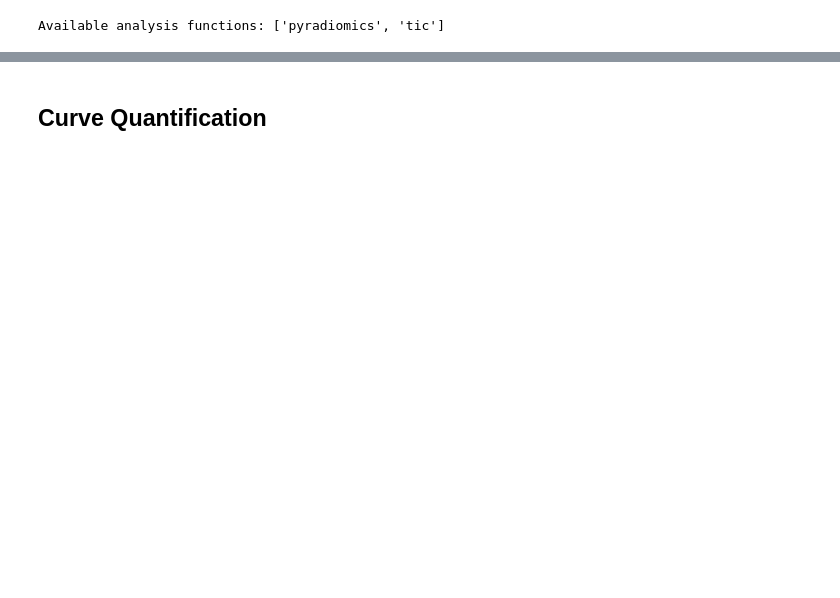
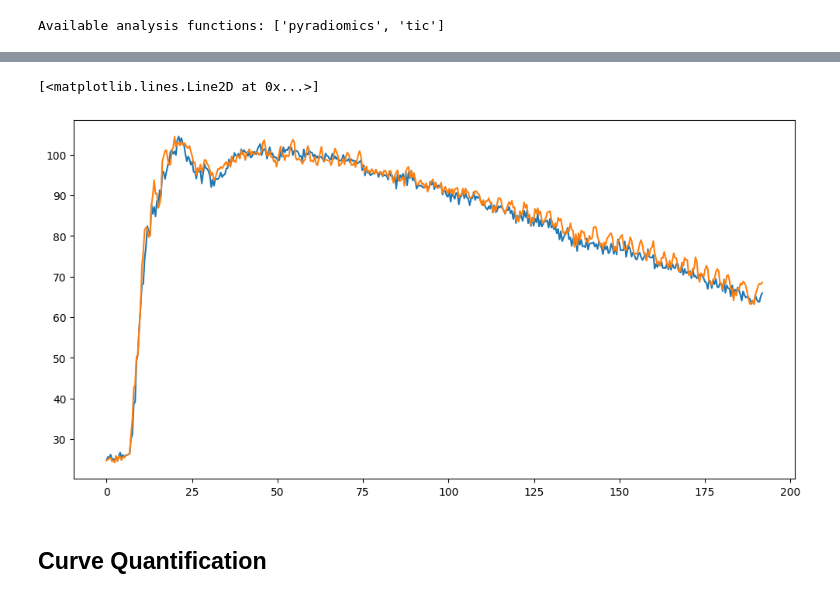
Before and after one commit to TUL-Dev/QuantUS-Plugins-CEUS, a Jupyter notebook: CLI-Demos/ttc_demo.ipynb, the cells around one changed output, grey strips where cells are left out. Cells and saved outputs as stored; diff of their text form; code cells hidden in the pictures; blank space fills up the shorter version.

```diff
--- a/CLI-Demos/ttc_demo.ipynb
+++ b/CLI-Demos/ttc_demo.ipynb
@@ -135,3 +322,12 @@ analysis_obj = analysis_step(analysis_type, image_data, seg_data, analysis_funcs
+# %%
+import matplotlib.pyplot as plt
+fig, ax = plt.subplots(figsize=(12, 6))
+
+ax.plot(analysis_obj.time_arr,analysis_obj.curves[0]['TIC'], label='Motion Compensated')
+ax.plot(analysis_obj_wo_mc.time_arr,analysis_obj_wo_mc.curves[0]['TIC'], label='Without Motion Compensation')
+# %% [output]
+[<matplotlib.lines.Line2D at 0x...>]
+[figure, added]
 # %% [markdown]
 ## Curve Quantification
 # %%
```
Also changed, not shown: parts of 21 cells of this notebook, 5 other files.
